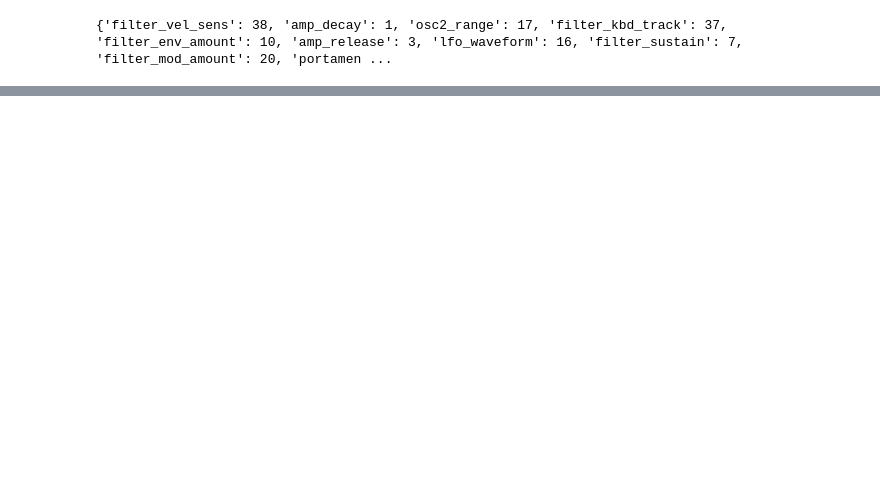
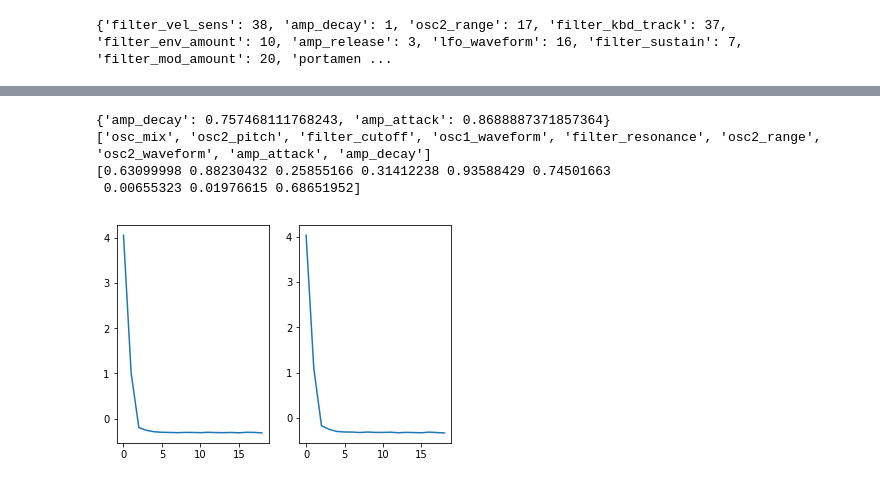
Before and after one commit to peterpeterp/anysynth, a Jupyter notebook: notebooks/amsynth-librosa-time.ipynb, the cells around one changed output, grey strips where cells are left out. Drawn from its saved outputs; the diff is of its cells as text; code cells hidden in the pictures; blank space fills up the shorter version.

```diff
--- a/notebooks/amsynth-librosa-time.ipynb
+++ b/notebooks/amsynth-librosa-time.ipynb
@@ -134,0 +185,23 @@ Audio(audio, rate=sampleRate, autoplay=True)
+# %%
+fitted_envelope = {key:val for key,val in zip(dynParams_envelope,popt.x)}
+print fitted_envelope
+print dynParams_timbre + dynParams_envelope
+print tParams
+
+audio = wrapSynth(popt.x, getAudio=True)
+test = wrapSynth(tParams, getAudio=True)
+
+audioMetric = wrapSynth(popt.x, getAudio=False)
+
+fig, axes = plt.subplots(ncols=2)
+axes[0].plot(targetMetric)
+axes[1].plot(audioMetric)
+plt.show()
+
+Audio(audio, rate=sampleRate, autoplay=True)
+# %% [output]
+{'amp_decay': 0.757468111768243, 'amp_attack': 0.8688887371857364}
+['osc_mix', 'osc2_pitch', 'filter_cutoff', 'osc1_waveform', 'filter_resonance', 'osc2_range', 'osc2_waveform', 'amp_attack', 'amp_decay']
+[0.63099998 0.88230432 0.25855166 0.31412238 0.93588429 0.74501663
+ 0.00655323 0.01976615 0.68651952]
+[figure, added]
```
Also changed, not shown: parts of 14 cells of this notebook, 1 other file.
